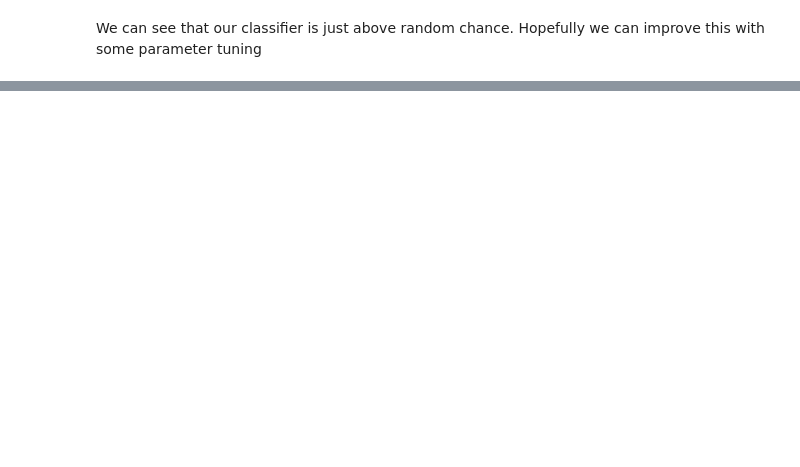
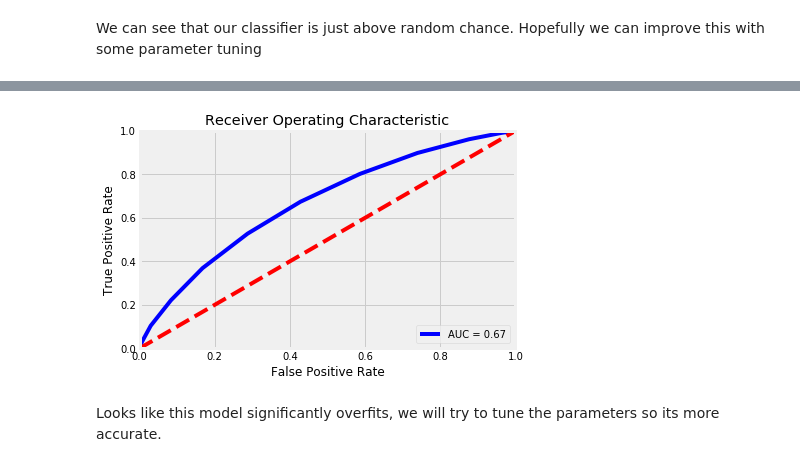
Before and after one commit to ggrahambaker/kickstarter, a Jupyter notebook: capstone1_machine_learning.ipynb, the cells around one changed output, grey strips where cells are left out. Cells and saved outputs as stored; diff of their text form; code cells hidden in the pictures; blank space fills up the shorter version.

```diff
--- a/capstone1_machine_learning.ipynb
+++ b/capstone1_machine_learning.ipynb
@@ -309 +431,14 @@ mnb
+# %%
+def make_xy(df, vectorizer=None):
+    #Your code here
+    if vectorizer is None:
+        vectorizer = CountVectorizer()
+    X = vectorizer.fit_transform(df.blurb)
+    y = df.state
+    return X, y
+X, y = make_xy(df)
+# %%
+_, itest = train_test_split(range(df.shape[0]), train_size=0.7)
+mask = np.zeros(df.shape[0], dtype=np.bool)
+mask[itest] = True
 # %%
@@ -456,0 +632,20 @@ plt.show()
+# %%
+probs = clf.predict_proba(X_test)
+preds = probs[:,1]
+fpr, tpr, threshold = roc_curve(y_test, preds)
+roc_auc = auc(fpr, tpr)
+
+
+plt.title('Receiver Operating Characteristic')
+plt.plot(fpr, tpr, 'b', label = 'AUC = %0.2f' % roc_auc)
+plt.legend(loc = 'lower right')
+plt.plot([0, 1], [0, 1],'r--')
+plt.xlim([0, 1])
+plt.ylim([0, 1])
+plt.ylabel('True Positive Rate')
+plt.xlabel('False Positive Rate')
+plt.show()
+# %% [output]
+[figure, added]
+# %% [markdown]
+Looks like this model significantly overfits, we will try to tune the parameters so its more accurate.
```
Also changed, not shown: parts of 84 cells of this notebook.
